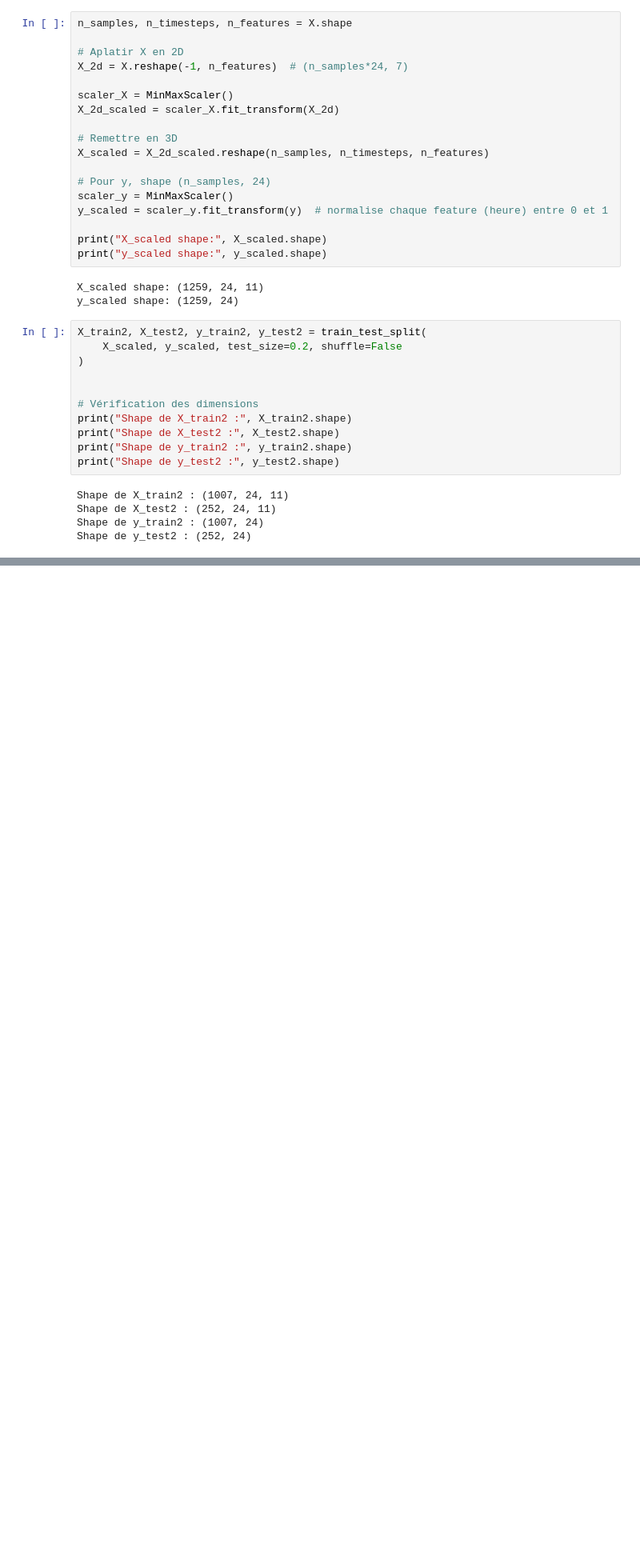
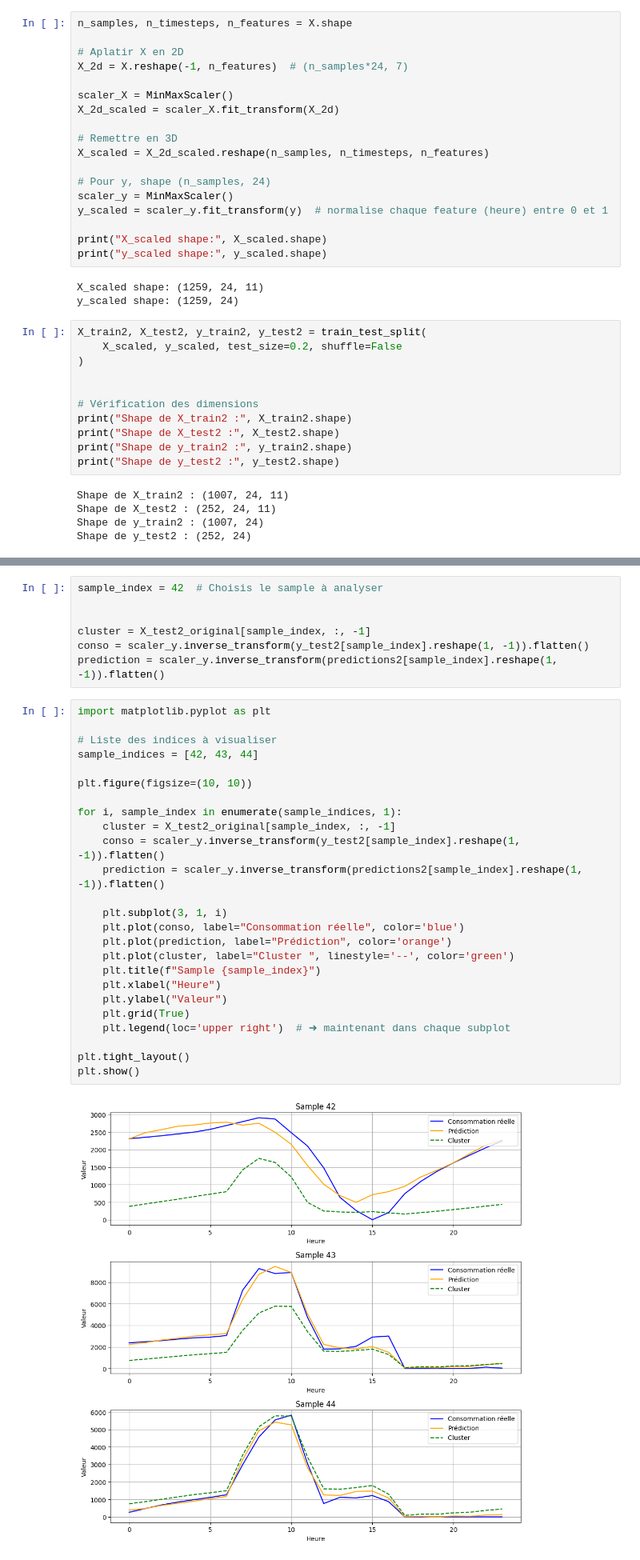
Before and after one commit to toubia-j/pro, a Jupyter notebook: notebooks/prediction/24hours_prediction/24hours_prediction_based_on_Text_occupation_humidite_ray_7years_data_from_1_novembre_to_31_avril_vector_centroide.ipynb, the cells around one changed output, grey strips where cells are left out. Shown: that part at 80% size. Drawn from its saved outputs; the diff is of its cells as text; blank space fills up the shorter version.

```diff
--- a/notebooks/prediction/24hours_prediction/24hours_prediction_based_on_Text_occupation_humidite_ray_7years_data_from_1_novembre_to_31_avril_vector_centroide.ipynb
+++ b/notebooks/prediction/24hours_prediction/24hours_prediction_based_on_Text_occupation_humidite_ray_7years_data_from_1_novembre_to_31_avril_vector_centroide.ipynb
@@ -288,0 +306,34 @@ Test CVRMSE: 0.36430449924875347
+# %%
+sample_index = 42  # Choisis le sample à analyser
+
+
+cluster = X_test2_original[sample_index, :, -1]
+conso = scaler_y.inverse_transform(y_test2[sample_index].reshape(1, -1)).flatten()
+prediction = scaler_y.inverse_transform(predictions2[sample_index].reshape(1, -1)).flatten()
+# %%
+import matplotlib.pyplot as plt
+
+# Liste des indices à visualiser
+sample_indices = [42, 43, 44]
+
+plt.figure(figsize=(10, 10))
+
+for i, sample_index in enumerate(sample_indices, 1):
+    cluster = X_test2_original[sample_index, :, -1]
+    conso = scaler_y.inverse_transform(y_test2[sample_index].reshape(1, -1)).flatten()
+    prediction = scaler_y.inverse_transform(predictions2[sample_index].reshape(1, -1)).flatten()
+
+    plt.subplot(3, 1, i)
+    plt.plot(conso, label="Consommation réelle", color='blue')
+    plt.plot(prediction, label="Prédiction", color='orange')
+    plt.plot(cluster, label="Cluster ", linestyle='--', color='green')
+    plt.title(f"Sample {sample_index}")
+    plt.xlabel("Heure")
+    plt.ylabel("Valeur")
+    plt.grid(True)
+    plt.legend(loc='upper right')  # ➜ maintenant dans chaque subplot
+
+plt.tight_layout()
+plt.show()
+# %% [output]
+[figure, added]
```
Also changed, not shown: parts of 3 cells of this notebook, 58 other files.
